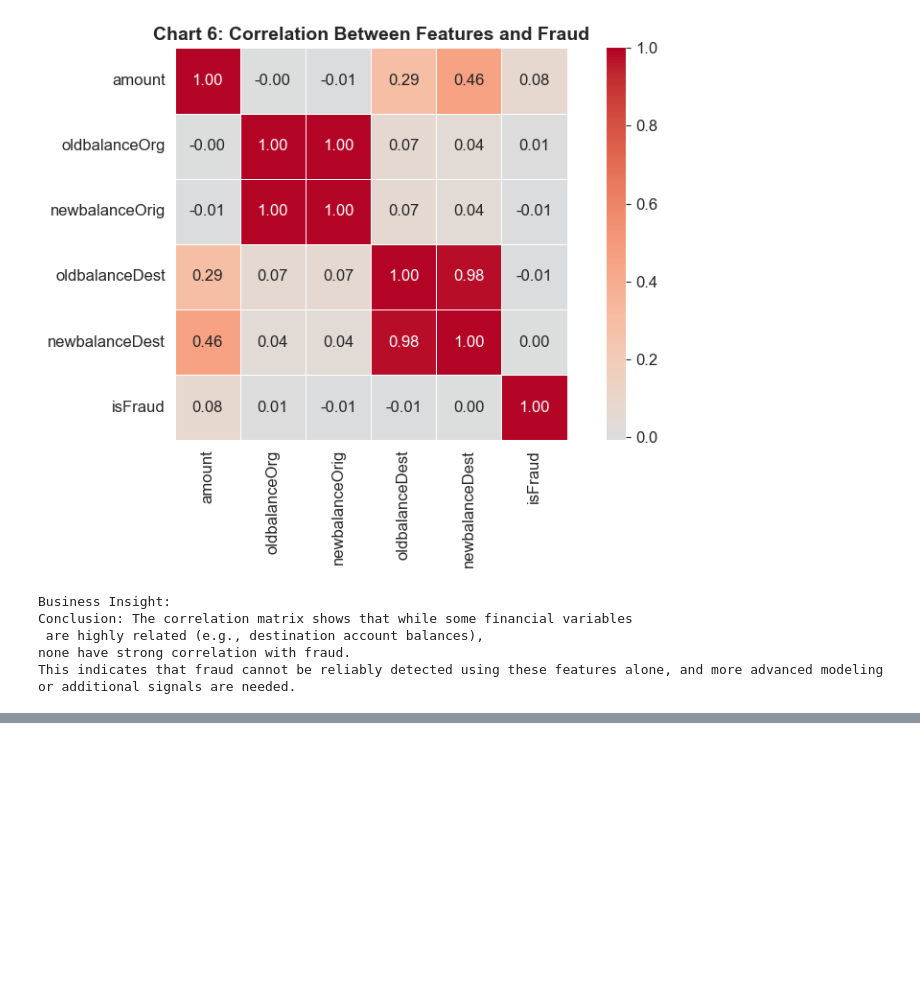
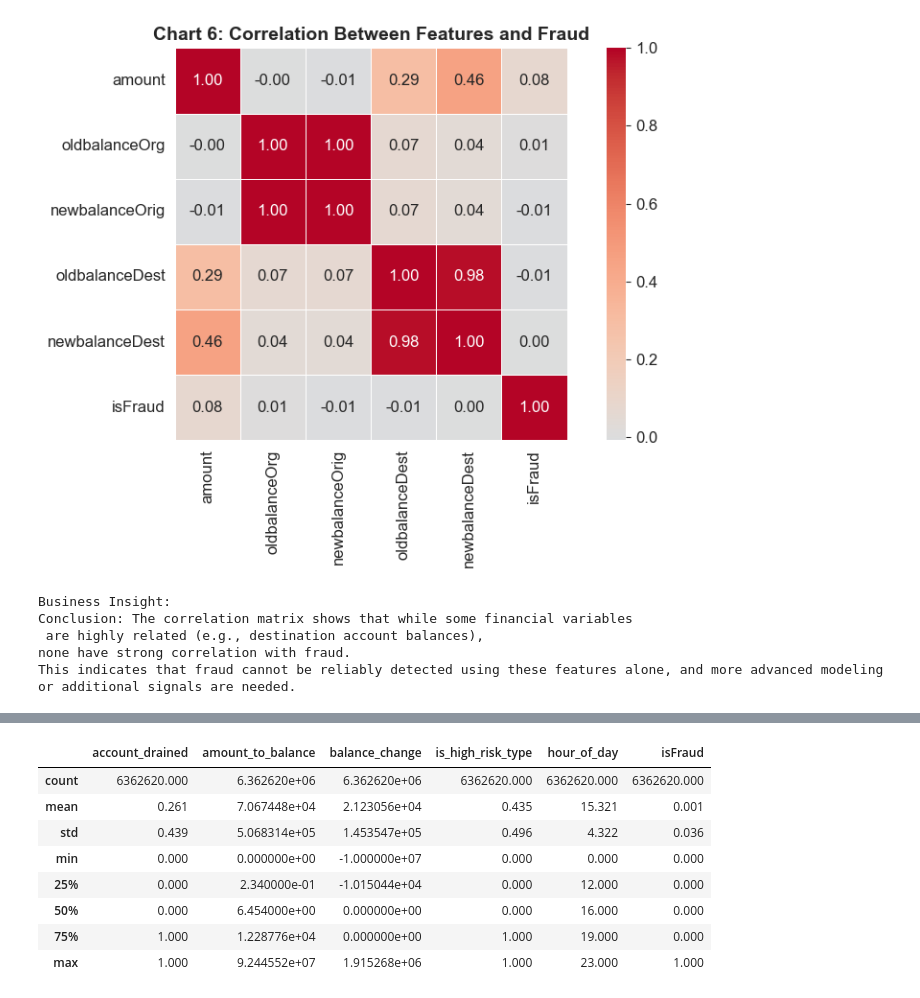
Before and after one commit to krupalgohil/Financial-Fraud-Detection-System, a Jupyter notebook: AML.ipynb, the cells around one changed output, grey strips where cells are left out. Cells and saved outputs as stored; diff of their text form; code cells hidden in the pictures; blank space fills up the shorter version.

```diff
--- a/AML.ipynb
+++ b/AML.ipynb
@@ -599,0 +603,38 @@ This indicates that fraud cannot be reliably detected using these features alone
+# %%
+# Create new features
+
+# 1. Was the account completely drained?
+#    (Balance was > 0 before, now it's exactly $0)
+df['account_drained'] = ((df['oldbalanceOrg'] > 0) & (df['newbalanceDest']==0)).astype(int)
+
+# 2. What fraction of the balance was transferred?
+#    (1.0 = entire balance moved = very suspicious)
+df['amount_to_balance'] = df['amount'] / (df['oldbalanceOrg'] + 1)  # +1 avoids divide by zero
+
+# 3. How much did origin balance change?
+df['balance_change'] = df['newbalanceOrig'] - df['oldbalanceOrg']
+
+# 4. Is it a high-risk transaction type?
+df['is_high_risk_type'] = df['type'].isin(['TRANSFER','CASH_OUT']).astype(int)
+
+# 5. Hour of day (fraud spikes at certain hours)
+df['hour_of_day'] = df['step'] % 24
+
+# 6. Is it late night? (Automated fraud bots run overnight)
+df['is_late_night'] = ((df['hour_of_day'] <= 4) | (df['hour_of_day'] >= 22))
+
+new_features = ['account_drained', 'amount_to_balance', 'balance_change',
+                'is_high_risk_type', 'hour_of_day', 'is_late_night']
+
+
+df[new_features + ['isFraud']].describe().round(3)
+# %% [output]
+|  | account_drained | amount_to_balance | balance_change | is_high_risk_type | hour_of_day | isFraud |
+| count | 6362620.000 | 6.362620e+06 | 6.362620e+06 | 6362620.000 | 6362620.000 | 6362620.000 |
+| mean | 0.261 | 7.067448e+04 | 2.123056e+04 | 0.435 | 15.321 | 0.001 |
+| std | 0.439 | 5.068314e+05 | 1.453547e+05 | 0.496 | 4.322 | 0.036 |
+| min | 0.000 | 0.000000e+00 | -1.000000e+07 | 0.000 | 0.000 | 0.000 |
+| 25% | 0.000 | 2.340000e-01 | -1.015044e+04 | 0.000 | 12.000 | 0.000 |
+| 50% | 0.000 | 6.454000e+00 | 0.000000e+00 | 0.000 | 16.000 | 0.000 |
+| 75% | 1.000 | 1.228776e+04 | 0.000000e+00 | 1.000 | 19.000 | 0.000 |
+| max | 1.000 | 9.244552e+07 | 1.915268e+06 | 1.000 | 23.000 | 1.000 |
```
Also changed, not shown: parts of 4 cells of this notebook.
